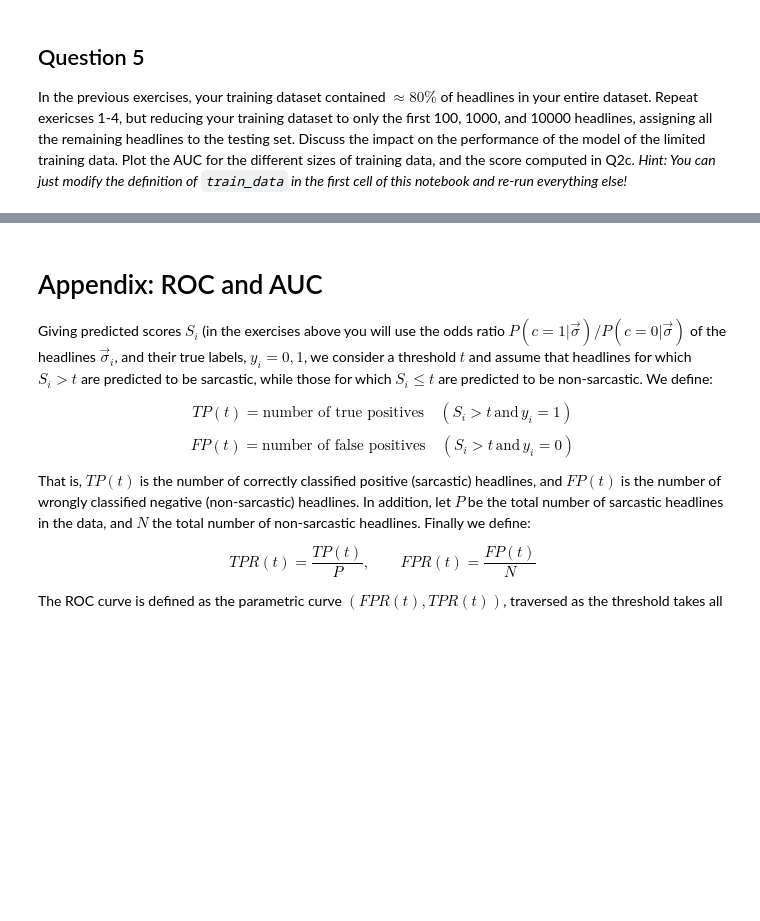
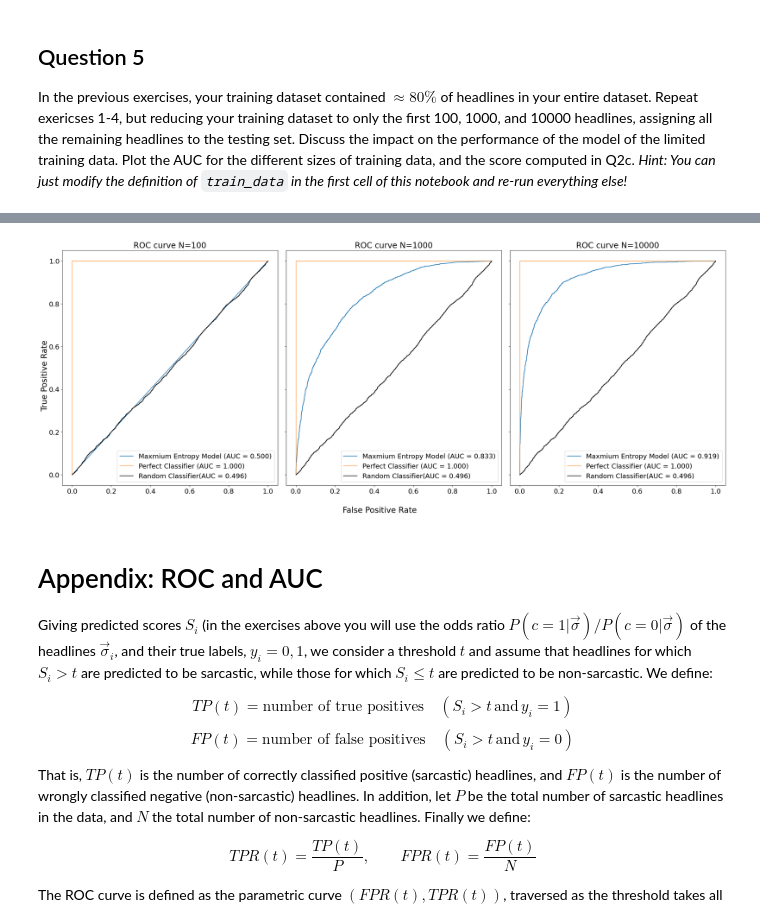
Before and after one commit to CEBangu/COGSCI316_Machine-Learning, a Jupyter notebook: Maximum Entropy Models/MaxEnt.ipynb, the cells around one changed output, grey strips where cells are left out. Drawn from its saved outputs; the diff is of its cells as text; code cells hidden in the pictures; blank space fills up the shorter version.

```diff
--- a/Maximum Entropy Models/MaxEnt.ipynb
+++ b/Maximum Entropy Models/MaxEnt.ipynb
@@ -621,3 +719,39 @@ In the previous exercises, your training dataset contained $\approx 80\%$ of hea
+# %%
+# Create plot
+fig, (ax1, ax2, ax3) = plt.subplots(1, 3, figsize=(25, 10), sharex=True, sharey=True)
+plt.rcParams.update({'font.size': 17})
+ax1.plot(fpr_100, tpr_100,
+         label=f'Maxmium Entropy Model (AUC = {roc_auc_100:.3f})')
+ax1.plot(fpr_perfect, tpr_perfect, alpha=0.7, label=f'Perfect Classifier (AUC = {roc_auc_perfect:.3f})')
+ax1.plot(fpr_random, tpr_random, color='black',
+         label=f'Random Classifier(AUC = {roc_auc_random:.3f})')
+ax1.legend(loc='lower right')
+
+ax1.set_title('ROC curve N=100')
+
+ax2.plot(fpr_1000, tpr_1000,
+            label=f'Maxmium Entropy Model (AUC = {roc_auc_1000:.3f})')
+ax2.plot(fpr_perfect, tpr_perfect, alpha=0.7, label=f'Perfect Classifier (AUC = {roc_auc_perfect:.3f})')
+ax2.plot(fpr_random, tpr_random, color='black',
+        label=f'Random Classifier(AUC = {roc_auc_random:.3f})')
+ax2.legend(loc='lower right')
+ax2.set_title('ROC curve N=1000')
+
+ax3.plot(fpr_10000, tpr_10000,
+            label=f'Maxmium Entropy Model (AUC = {roc_auc_10000:.3f})')
+ax3.plot(fpr_perfect, tpr_perfect, alpha=0.7, label=f'Perfect Classifier (AUC = {roc_auc_perfect:.3f})')
+ax3.plot(fpr_random, tpr_random, color='black',
+        label=f'Random Classifier(AUC = {roc_auc_random:.3f})')
+ax3.legend(loc='lower right')
+ax3.set_title('ROC curve N=10000')
+
+fig.supylabel('True Positive Rate')
+fig.supxlabel('False Positive Rate')
+
+fig.tight_layout()
+fig.savefig('roc_auc_Ns.png')
+# %% [output]
+[figure, added]
 # %% [markdown]
 # Appendix: ROC and AUC
 
```
Also changed, not shown: parts of 9 cells of this notebook, 1 other file.
